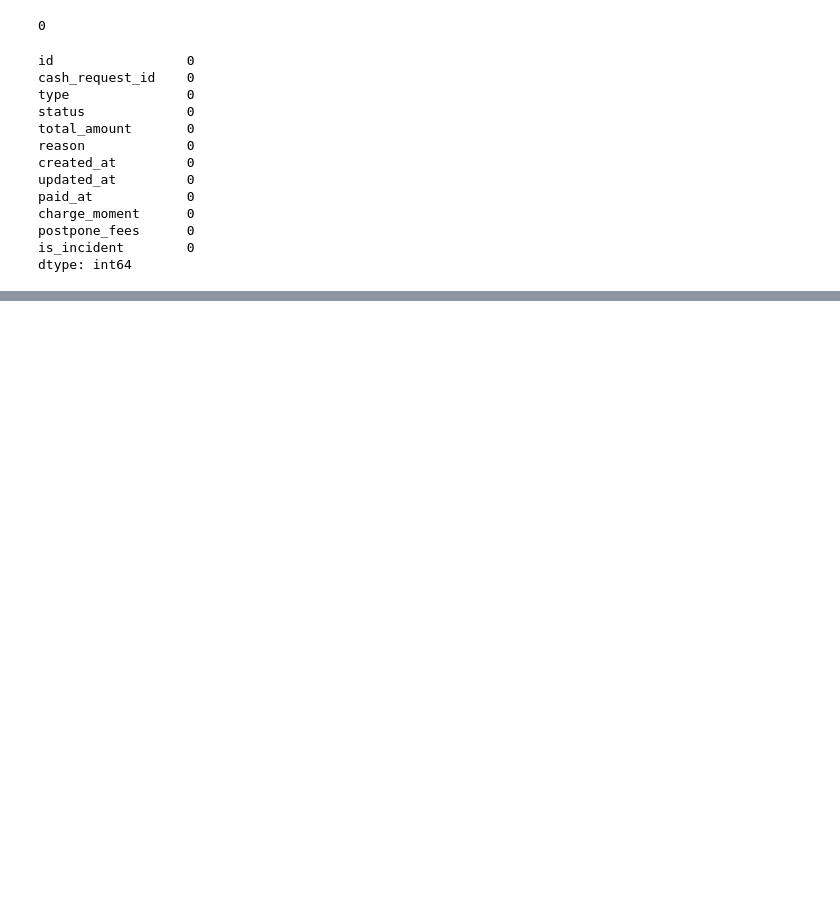
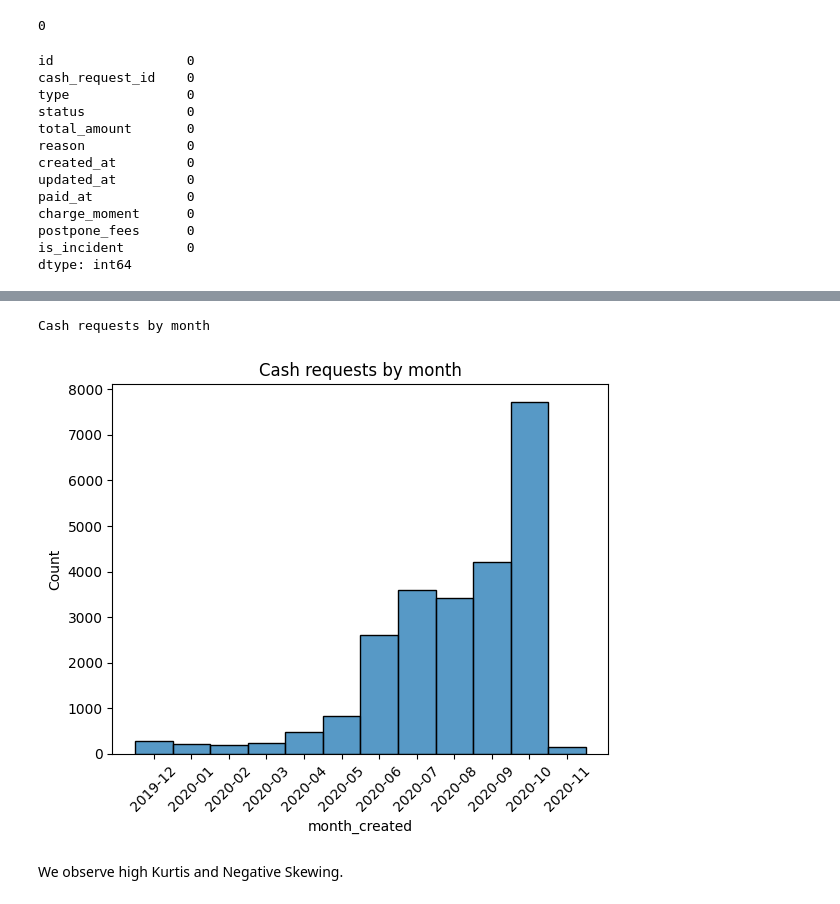
Before and after one commit to martaverfer/project-1-ironhack-payments-2-en, a Jupyter notebook: jupyter_notebooks/Fani.ipynb, the cells around one changed output, grey strips where cells are left out. Drawn from its saved outputs; the diff is of its cells as text; code cells hidden in the pictures; blank space fills up the shorter version.

```diff
--- a/jupyter_notebooks/Fani.ipynb
+++ b/jupyter_notebooks/Fani.ipynb
@@ -475,0 +562,4 @@ dtype: int64
+# %%
+# todo: rename id column to cash_request_id
+df_cash_request.rename(columns={"id": "cash_request_id"}, inplace=True)
+df_cash_request.head(1)
@@ -475,0 +594,5 @@ dtype: int64
+# %%
+index_to_drop = df_cash_request[df_cash_request["month_created"] == '2019-11'].index
+# %%
+df_cash_request.drop(index_to_drop, inplace=True)
+df_cash_request.sample(3)
@@ -475,0 +621,4 @@ dtype: int64
+# %%
+# sort by date created
+df_cash_request = df_cash_request.sort_values("created_at")
+df_cash_request.head(5)
@@ -475,0 +632,13 @@ dtype: int64
+# %%
+print("Cash requests by month")
+
+plt.figure()
+sns.histplot(x="month_created", data=df_cash_request, discrete=True)
+plt.title(f'Cash requests by month')
+plt.xticks(rotation=45)
+plt.show()
+# %% [output]
+Cash requests by month
+[figure, added]
+# %% [markdown]
+We observe high Kurtis and Negative Skewing.
```
Also changed, not shown: parts of 23 cells of this notebook.
